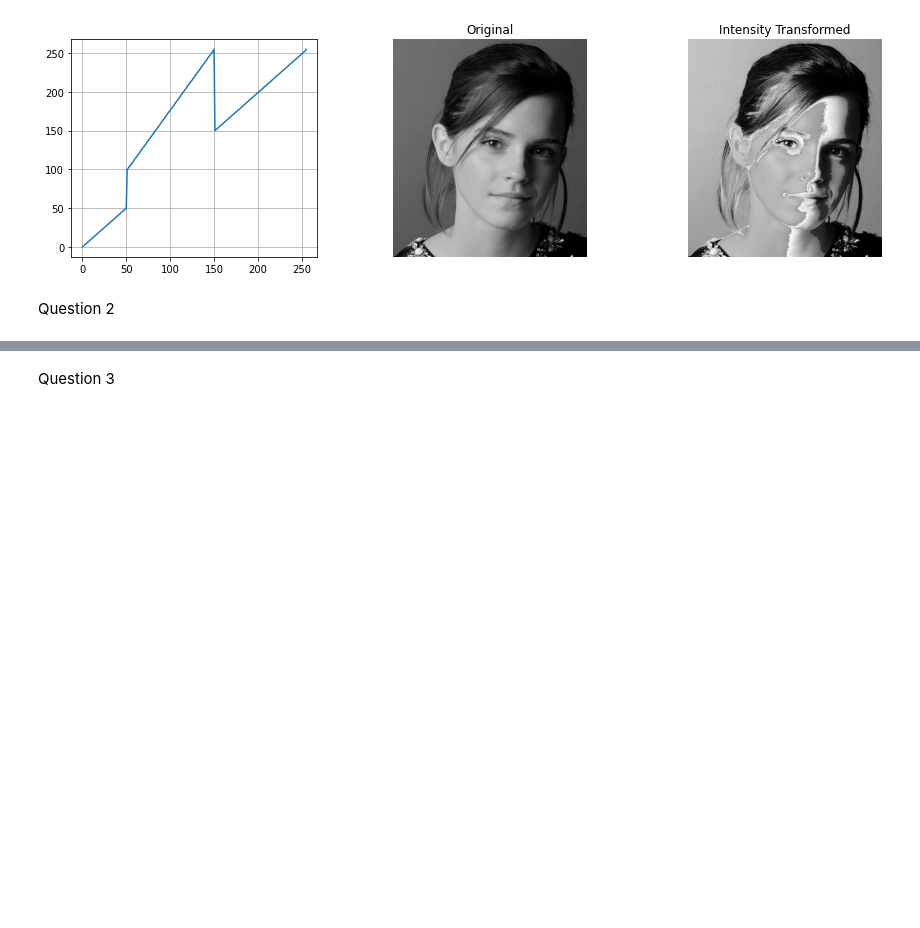
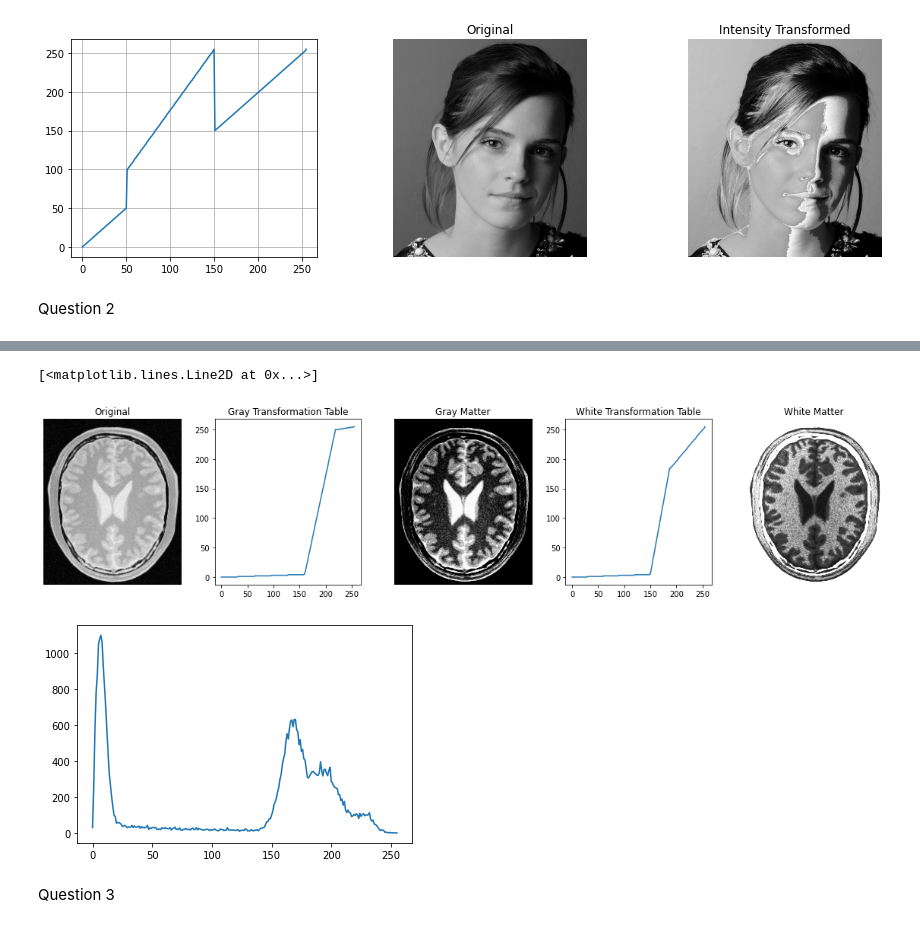
Before and after one commit to akilaabeyratne/EN2550-Assignment-1, a Jupyter notebook: Assignment1.ipynb, the cells around one changed output, grey strips where cells are left out. Saved outputs shown, nothing was run; the diff lists cells and outputs as text; code cells hidden in the pictures; blank space fills up the shorter version.

```diff
--- a/Assignment1.ipynb
+++ b/Assignment1.ipynb
@@ -98,3 +33,54 @@ Text(0.5, 1.0, 'Gray Matter')
+# %%
+brain = cv.imread(r'brain_proton_density_slice.png')
+assert brain is not None
+
+ideal_val_g = 160
+g1 = np.linspace(0,5,ideal_val_g)
+g2 = np.linspace(5,250,60)
+g3 = np.linspace(250,255,256-60-160)
+g = np.concatenate((g1,g2,g3),axis=0).astype(np.uint8)
+int_g = cv.LUT(brain,g)
+
+ideal_val_w = 150
+w1 = np.linspace(0,5,ideal_val_w)
+w2 = np.linspace(5,184,38)
+w3 = np.linspace(184,255,256-150-38)
+#w3 = np.zeros(256-38-145)
+#w3 = np.linspace(255,0,38)
+#w4 = np.zeros(256-2*38-145)
+w = np.concatenate((w1,w2,w3),axis=0).astype(np.uint8)
+
+int_w = cv.LUT(brain,w)
+
+bar = cv.bitwise_not(int_w)
+
+
+fig,ax = plt.subplots(1,5)
+fig.set_figwidth(20)
+
+fig,ax2 = plt.subplots()
+
+ax[0].imshow(cv.cvtColor(brain, cv.COLOR_BGR2RGB))
+ax[2].imshow(cv.cvtColor(int_g, cv.COLOR_BGR2RGB))
+ax[4].imshow(cv.cvtColor(bar, cv.COLOR_BGR2RGB))
+ax[1].plot(g)
+ax[3].plot(w)
+
+ax[0].axis('off')
+ax[2].axis('off')
+ax[4].axis('off')
+
+ax[0].set_title("Original")
+ax[1].set_title("Gray Transformation Table")
+ax[2].set_title("Gray Matter")
+ax[3].set_title("White Transformation Table")
+ax[4].set_title("White Matter")
+
+ax2.plot(cv.calcHist([brain],[0],None,[256],[0,256]))
+# %% [output]
+[<matplotlib.lines.Line2D at 0x...>]
+[figure, added]
+[figure, added]
 # %% [markdown]
 Question 3
 # %%
```
Also changed, not shown: parts of 5 cells of this notebook.
